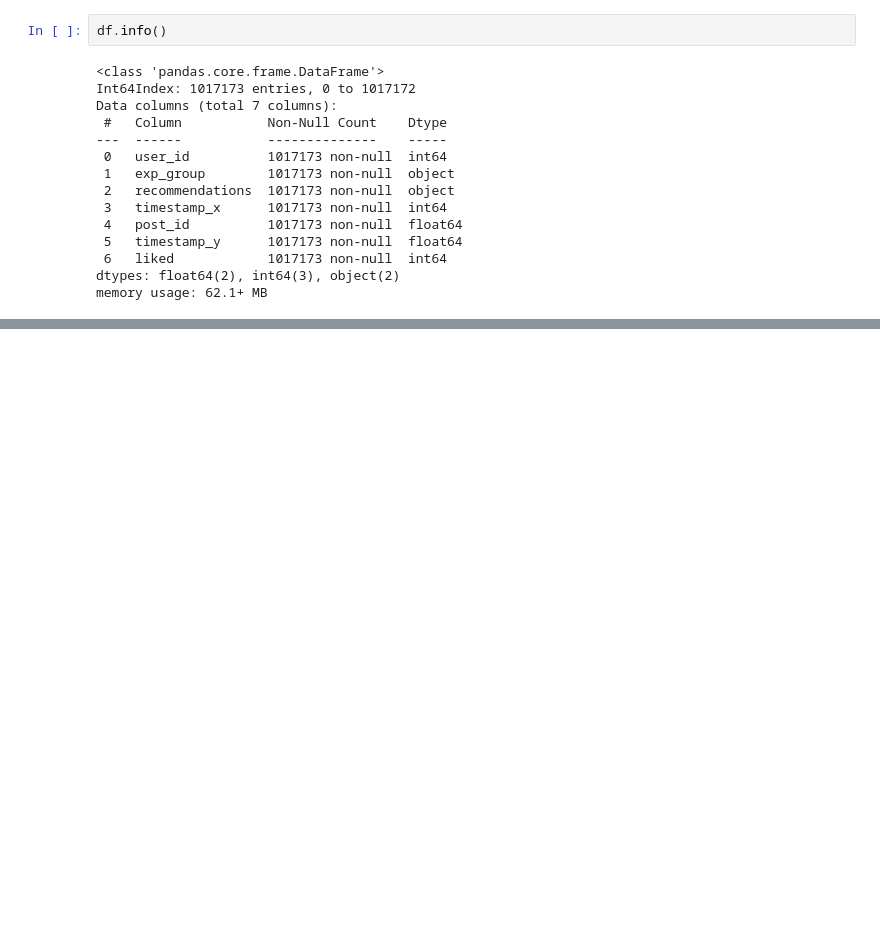
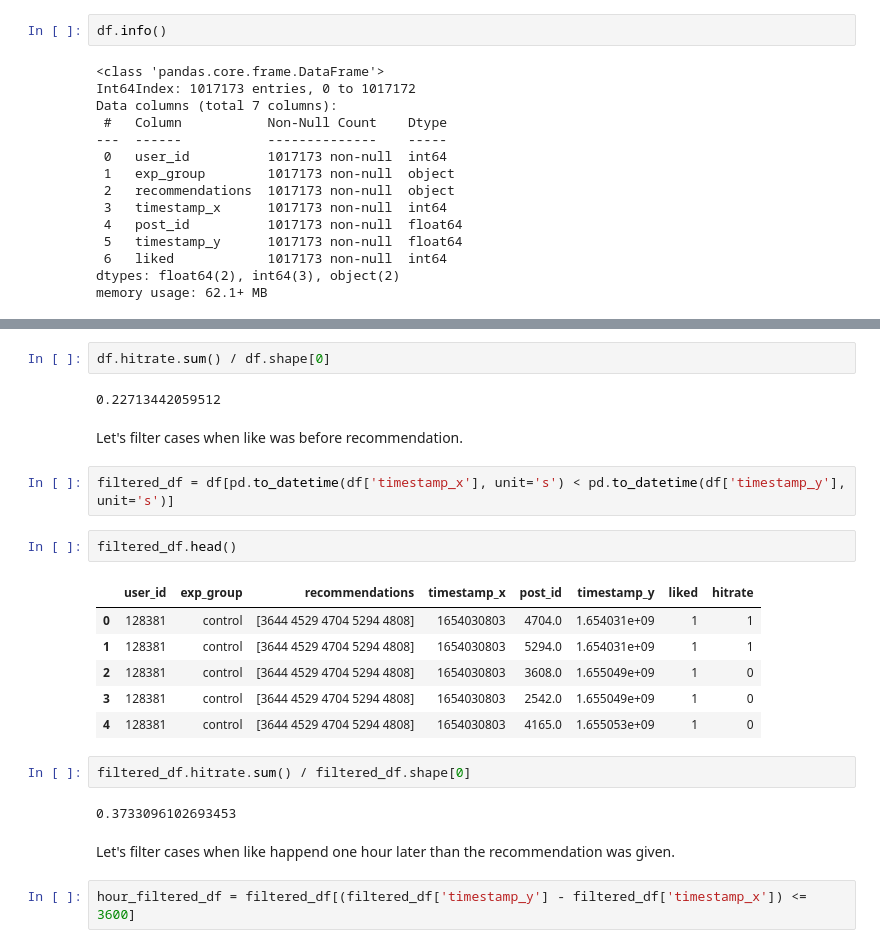
Before and after one commit to nktnlx/mle_course, a Jupyter notebook: 06_ab_testing/11_analysing_results.ipynb, the cells around one changed output, grey strips where cells are left out. Drawn from its saved outputs; the diff is of its cells as text; blank space fills up the shorter version.

```diff
--- a/06_ab_testing/11_analysing_results.ipynb
+++ b/06_ab_testing/11_analysing_results.ipynb
@@ -326,0 +365,25 @@ memory usage: 62.1+ MB
+# %%
+df.hitrate.sum() / df.shape[0]
+# %% [output]
+0.22713442059512
+# %% [markdown]
+Let's filter cases when like was before recommendation.
+# %%
+filtered_df = df[pd.to_datetime(df['timestamp_x'], unit='s') < pd.to_datetime(df['timestamp_y'], unit='s')]
+# %%
+filtered_df.head()
+# %% [output]
+|  | user_id | exp_group | recommendations | timestamp_x | post_id | timestamp_y | liked | hitrate |
+| 0 | 128381 | control | [3644 4529 4704 5294 4808] | 1654030803 | 4704.0 | 1.654031e+09 | 1 | 1 |
+| 1 | 128381 | control | [3644 4529 4704 5294 4808] | 1654030803 | 5294.0 | 1.654031e+09 | 1 | 1 |
+| 2 | 128381 | control | [3644 4529 4704 5294 4808] | 1654030803 | 3608.0 | 1.655049e+09 | 1 | 0 |
+| 3 | 128381 | control | [3644 4529 4704 5294 4808] | 1654030803 | 2542.0 | 1.655049e+09 | 1 | 0 |
+| 4 | 128381 | control | [3644 4529 4704 5294 4808] | 1654030803 | 4165.0 | 1.655053e+09 | 1 | 0 |
+# %%
+filtered_df.hitrate.sum() / filtered_df.shape[0]
+# %% [output]
+0.3733096102693453
+# %% [markdown]
+Let's filter cases when like happend one hour later than the recommendation was given.
+# %%
+hour_filtered_df = filtered_df[(filtered_df['timestamp_y'] - filtered_df['timestamp_x']) <= 3600]
```
Also changed, not shown: parts of 30 cells of this notebook.
